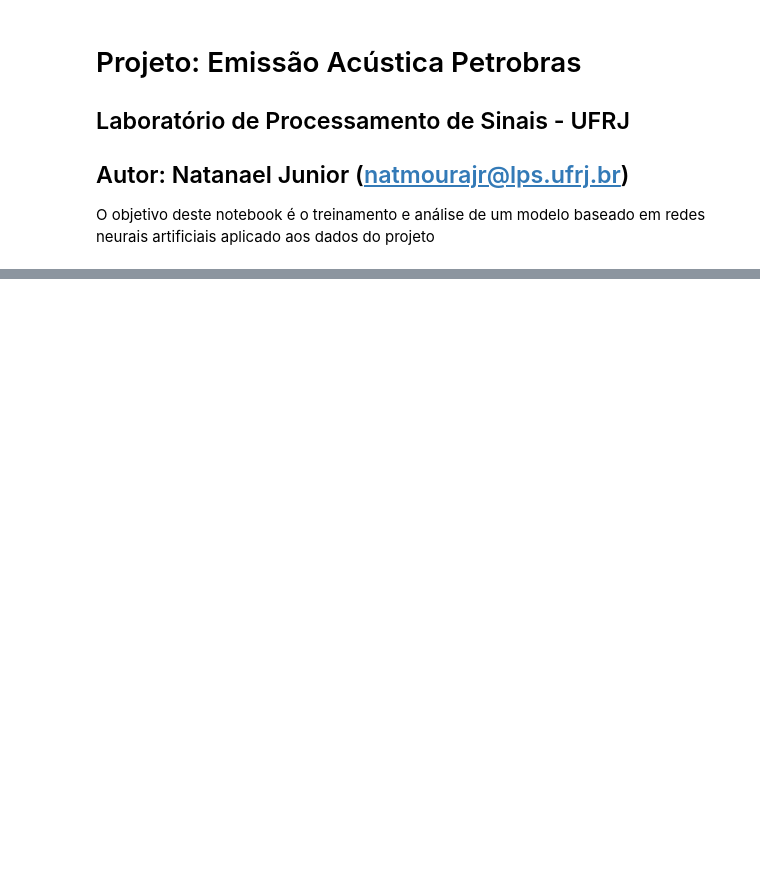
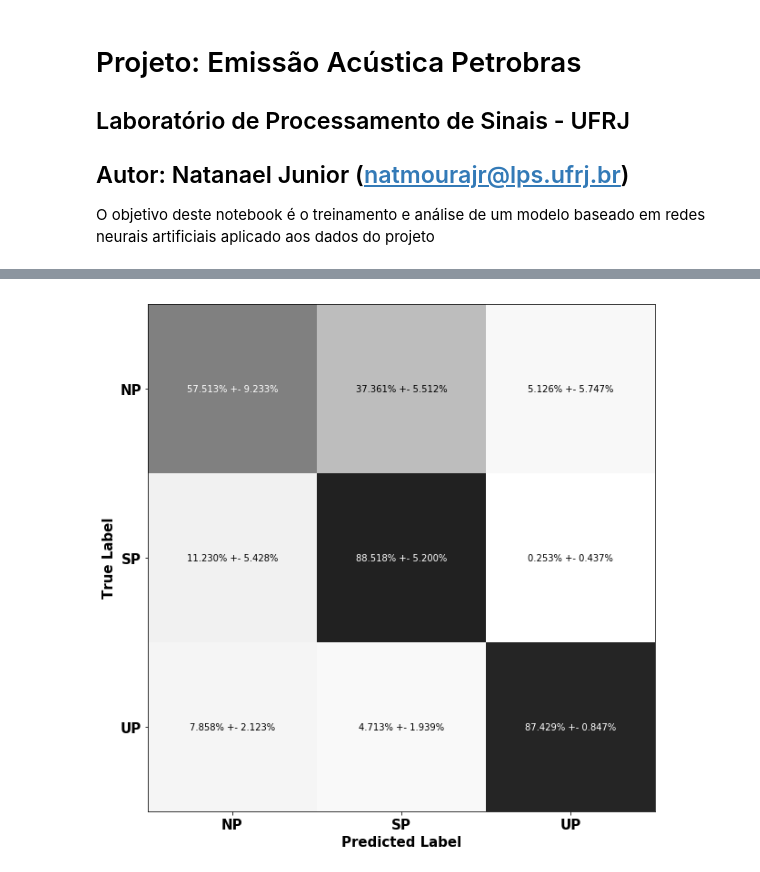
Before and after one commit to natmourajr/PetroAcousticEmission, a Jupyter notebook: notebooks/NeuralNetwork.ipynb, the cells around one changed output, grey strips where cells are left out. Saved outputs shown, nothing was run; the diff lists cells and outputs as text; code cells hidden in the pictures; blank space fills up the shorter version.

```diff
--- a/notebooks/NeuralNetwork.ipynb
+++ b/notebooks/NeuralNetwork.ipynb
@@ -98,0 +273,100 @@ nn_models[0].model.layers
+# %%
+# Train analysis
+import numpy as np
+from sklearn import datasets
+from sklearn.model_selection import StratifiedKFold
+from sklearn import preprocessing
+from sklearn.externals import joblib
+
+from sklearn.metrics import confusion_matrix
+
+import matplotlib.pyplot as plt
+%matplotlib inline
+
+import os
+from Functions import models
+
+n_folds = 4
+folds_selection = "StratifiedKFolds" # "StratifiedKFolds", "KFolds"
+folds_filename =  '../Results/%s_%i_folds.jbl'%(folds_selection,n_folds)
+
+if os.path.isfile(folds_filename):
+    skf = joblib.load(folds_filename)
+
+    nn_load_models = {}
+    cm = {}
+    cm_normalized = {}
+    n_neurons = 20
+    nn_params = models.NeuralNetworkParams(learning_rate=0.01,
+                                           n_epochs=400,
+                                           batch_size=40,
+                                           verbose=True,
+                                           n_inits=4)
+
+    fig = plt.figure(figsize=(10,12))
+    nrows = 1
+    ncols = 1
+
+    for ifold, [train_index, test_index] in enumerate(skf.split(inputs, outputs)):
+        #normalize data
+        scaler = preprocessing.StandardScaler().fit(inputs[train_index,:])
+        normalized_inputs = scaler.transform(inputs)
+
+        nn_load_models[ifold] = models.NeuralNetworkModel()
+
+        nn_load_models[ifold].loss = 'categorical_crossentropy'
+        nn_load_models[ifold].optimizer = 'rmsprop'
+
+        nn_load_models[ifold].trn_params = models.NeuralNetworkParams()
+
+        nn_load_models[ifold].load('%s_%i_neurons_%i_fold'%(nn_models[ifold].get_str(),
+                                                       n_neurons,ifold),
+                              '../Results/NeuralNetwork')
+
+        model_output = nn_load_models[ifold].predict(normalized_inputs)
+        model_classif = np.argmax(model_output,axis=1)
+
+        cm[ifold] = confusion_matrix(target[test_index], model_classif[test_index])
+        cm[ifold] = cm[ifold].astype('float')/ cm[ifold].sum(axis=1)[:, np.newaxis]
+        cm_normalized[ifold] = 100.*cm[ifold]
+
+    ax = plt.subplot(nrows,ncols,1)
+
+    cm_mean = np.mean([cm_normalized[key] for key in cm_normalized],axis=0)
+    cm_std = np.std([cm_normalized[key] for key in cm_normalized],axis=0)
+
+    im = ax.imshow(cm_mean,
+                   interpolation='nearest',
+                   cmap=plt.cm.Greys,clim=(0.0, 100.0))
+
+    width, height = cm_mean.shape
+
+    for x in xrange(width):
+        for y in xrange(height):
+            if cm_mean[x][y] < 50.:
+                ax.annotate('%1.3f%% +- %1.3f%%'%(cm_mean[x][y],
+                                                  cm_std[x][y]),
+                            xy=(y, x),
+                            horizontalalignment='center',
+                            verticalalignment='center')
+            else:
+                ax.annotate('%1.3f%% +- %1.3f%%'%(cm_mean[x][y],
+                                                  cm_std[x][y]),
+                            xy=(y, x),
+                            horizontalalignment='center',
+                            verticalalignment='center', color='white')
+
+    tick_marks = np.arange(len(class_labels))
+    ax.xaxis.set_ticks(tick_marks)
+    ax.xaxis.set_ticklabels(class_labels,fontweight='bold',fontsize=15)
+
+    ax.yaxis.set_ticks(tick_marks)
+    ax.yaxis.set_ticklabels(class_labels,fontweight='bold',fontsize=15)
+
+    ax.set_ylabel('True Label',fontweight='bold',fontsize=15)
+    ax.set_xlabel('Predicted Label',fontweight='bold',fontsize=15)
+
+else:
+    print "No Training"
+# %% [output]
+[figure, added]
```
Also changed, not shown: parts of 11 cells of this notebook, 3 other files.
